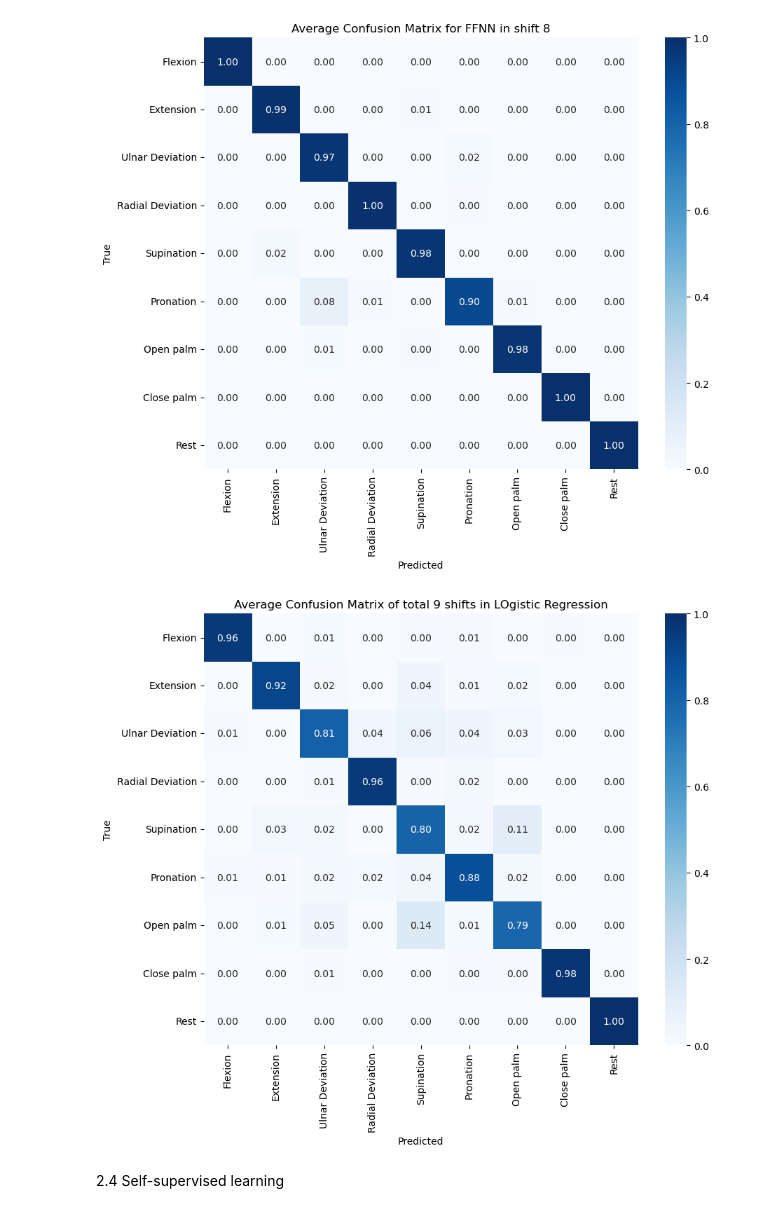
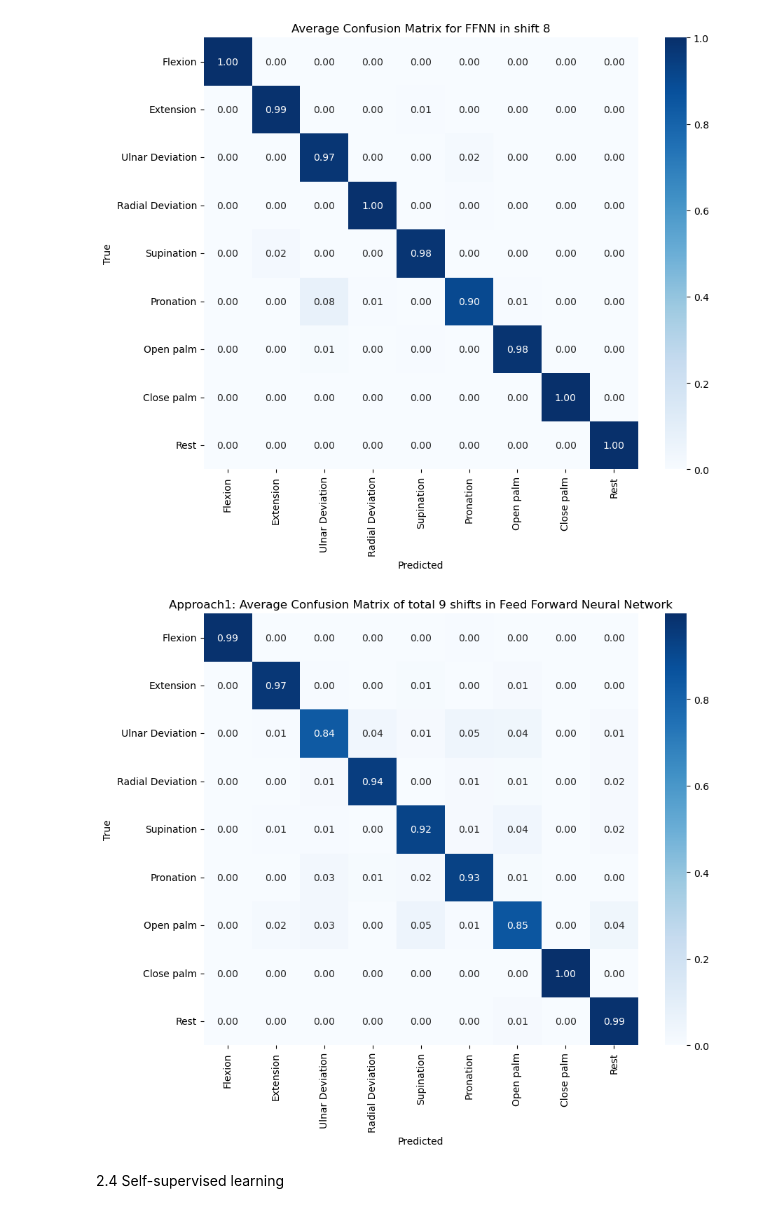
Before and after one commit to tuan220199/Prosthetic_hand_private, a Jupyter notebook: robustness_analysis_approach1_features_no_virtual.ipynb, the cells around one changed output. Saved outputs shown, nothing was run; the diff lists cells and outputs as text; code cells hidden in the pictures.

```diff
--- a/robustness_analysis_approach1_features_no_virtual.ipynb
+++ b/robustness_analysis_approach1_features_no_virtual.ipynb
@@ -638,16 +638,16 @@ for shift in range(9):
 # %%
 average_conf_matrix_FFNN = np.mean(conf_matrices_FFNN, axis=0)
 average_total_samples_per_class_FFNN = np.sum(average_conf_matrix_FFNN, axis=1)
 average_conf_matrix_percent_FFNN = average_conf_matrix_FFNN / average_total_samples_per_class_FFNN[:, None]
 # Plot the average confusion matrix
 plt.figure(figsize=(10, 8))
 sns.heatmap(average_conf_matrix_percent_FFNN, annot=True, cmap='Blues', fmt='.2f', xticklabels=class_names, yticklabels=class_names)
 plt.xlabel('Predicted')
 plt.ylabel('True')
-plt.title('Average Confusion Matrix of total 9 shifts in LOgistic Regression')
+plt.title('Approach1: Average Confusion Matrix of total 9 shifts in Feed Forward Neural Network')
 plt.show()
 # %% [output]
-[figure, old version]
+[figure, new version]
 # %% [markdown]
 2.4 Self-supervised learning
 # %%
```
Also changed, not shown: parts of 6 cells of this notebook, 13 other files.
